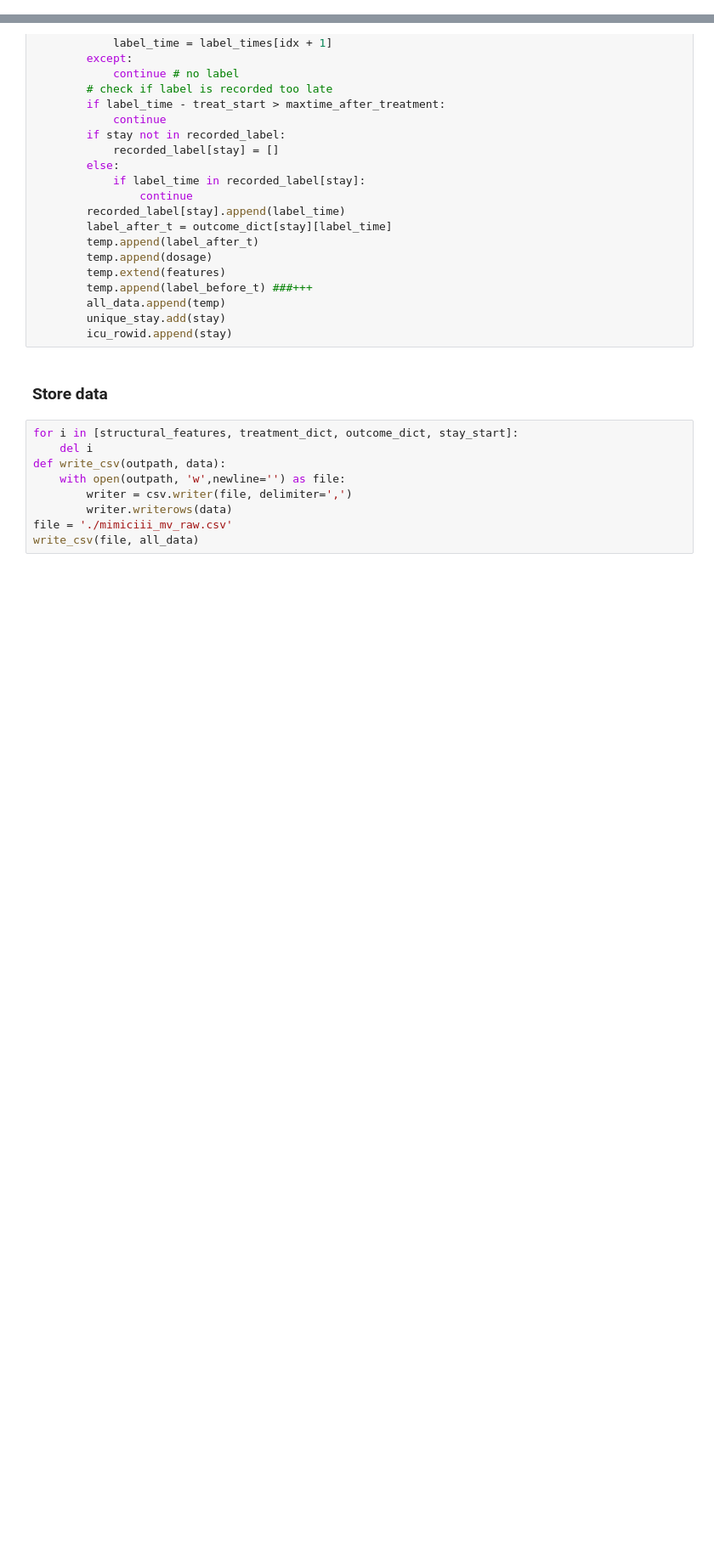
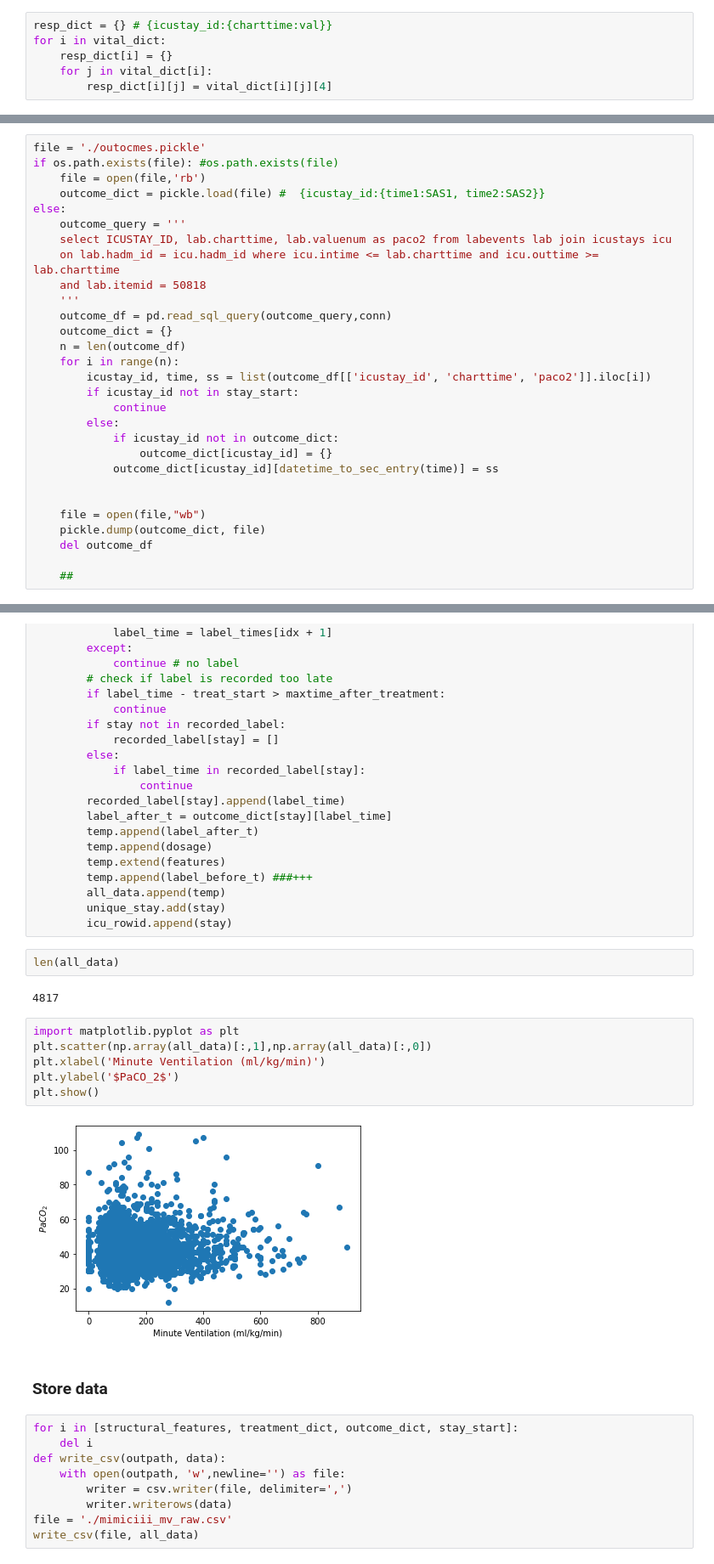
Before and after one commit to FeilongWu/Unbiased-Treatment-Effect-Estimation, a Jupyter notebook: E2LC/data_preparation/MIMICIII-MV/MIMICIII_MV.ipynb, the cells around one changed output, grey strips where cells are left out. Shown: that part at 85% size. Saved outputs shown, nothing was run; the diff lists cells and outputs as text; blank space fills up the shorter version.

```diff
--- a/E2LC/data_preparation/MIMICIII-MV/MIMICIII_MV.ipynb
+++ b/E2LC/data_preparation/MIMICIII-MV/MIMICIII_MV.ipynb
@@ -200,3 +212,9 @@ else:
+# %%
+resp_dict = {} # {icustay_id:{charttime:val}}
+for i in vital_dict:
+    resp_dict[i] = {}
+    for j in vital_dict[i]:
+        resp_dict[i][j] = vital_dict[i][j][4]
 # %% [markdown]
 ### Convert lab DF into dictionary
 # %%
@@ -391,0 +377,29 @@ where coalesce(bg.SPECIMEN,'ART') = 'ART'
+# %%
+file = './outocmes.pickle'
+if os.path.exists(file): #os.path.exists(file)
+    file = open(file,'rb')
+    outcome_dict = pickle.load(file) #  {icustay_id:{time1:SAS1, time2:SAS2}}
+else:
+    outcome_query = '''
+    select ICUSTAY_ID, lab.charttime, lab.valuenum as paco2 from labevents lab join icustays icu
+    on lab.hadm_id = icu.hadm_id where icu.intime <= lab.charttime and icu.outtime >= lab.charttime
+    and lab.itemid = 50818
+    '''
+    outcome_df = pd.read_sql_query(outcome_query,conn)
+    outcome_dict = {}
+    n = len(outcome_df)
+    for i in range(n):
+        icustay_id, time, ss = list(outcome_df[['icustay_id', 'charttime', 'paco2']].iloc[i])
+        if icustay_id not in stay_start:
+            continue
+        else:
+            if icustay_id not in outcome_dict:
+                outcome_dict[icustay_id] = {}
+            outcome_dict[icustay_id][datetime_to_sec_entry(time)] = ss
+
+
+    file = open(file,"wb")
+    pickle.dump(outcome_dict, file)
+    del outcome_df
+
+    ##
@@ -447,6 +497,18 @@ for stay in treatment_dict:
         all_data.append(temp)
         unique_stay.add(stay)
         icu_rowid.append(stay)
+# %%
+len(all_data)
+# %% [output]
+4817
+# %%
+import matplotlib.pyplot as plt
+plt.scatter(np.array(all_data)[:,1],np.array(all_data)[:,0])
+plt.xlabel('Minute Ventilation (ml/kg/min)')
+plt.ylabel('$PaCO_2$')
+plt.show()
+# %% [output]
+[figure, added]
 # %% [markdown]
 ### Store data
 # %%
```
Also changed, not shown: parts of 15 cells of this notebook, 2 other files.
